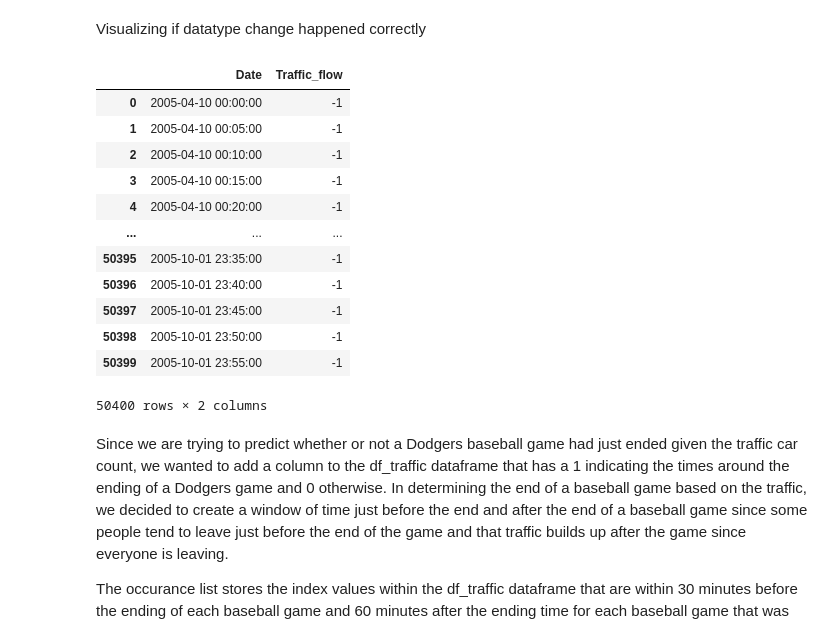
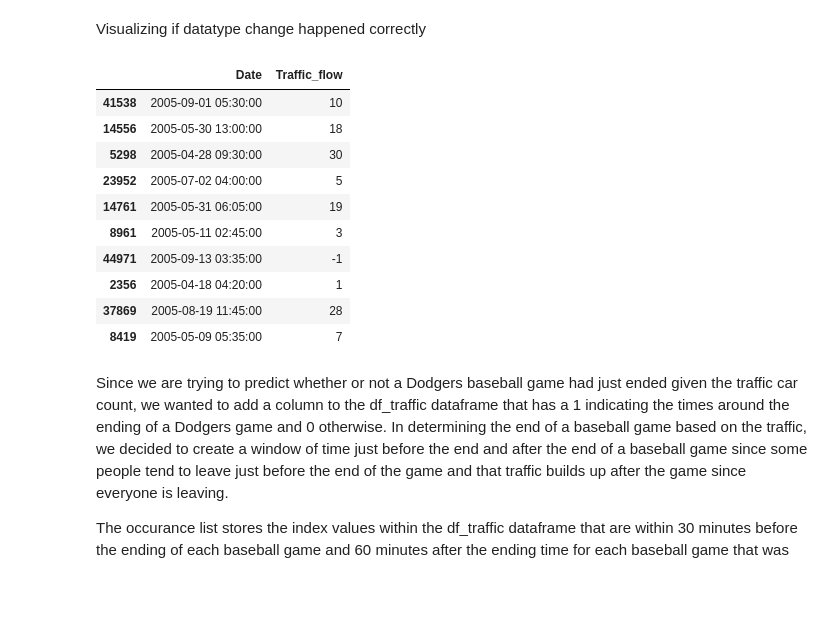
Before and after one commit to nromano2/DS160_Final_Project_NVR_TMM, a Jupyter notebook: DS160_Final_Project_NVR_TMM.ipynb, the cells around one changed output. Drawn from its saved outputs; the diff is of its cells as text; code cells hidden in the pictures; blank space fills up the shorter version.

```diff
--- a/DS160_Final_Project_NVR_TMM.ipynb
+++ b/DS160_Final_Project_NVR_TMM.ipynb
@@ -239,21 +239,19 @@ dtype: object
 # %% [markdown]
 Visualizing if datatype change happened correctly
 # %%
-df_traffic
+df_traffic.sample(10)
 # %% [output]
 |  | Date | Traffic_flow |
-| 0 | 2005-04-10 00:00:00 | -1 |
-| 1 | 2005-04-10 00:05:00 | -1 |
-| 2 | 2005-04-10 00:10:00 | -1 |
-| 3 | 2005-04-10 00:15:00 | -1 |
-| 4 | 2005-04-10 00:20:00 | -1 |
-| ... | ... | ... |
-| 50395 | 2005-10-01 23:35:00 | -1 |
-| 50396 | 2005-10-01 23:40:00 | -1 |
-| 50397 | 2005-10-01 23:45:00 | -1 |
-| 50398 | 2005-10-01 23:50:00 | -1 |
-| 50399 | 2005-10-01 23:55:00 | -1 |
+| 41538 | 2005-09-01 05:30:00 | 10 |
+| 14556 | 2005-05-30 13:00:00 | 18 |
+| 5298 | 2005-04-28 09:30:00 | 30 |
+| 23952 | 2005-07-02 04:00:00 | 5 |
+| 14761 | 2005-05-31 06:05:00 | 19 |
+| 8961 | 2005-05-11 02:45:00 | 3 |
+| 44971 | 2005-09-13 03:35:00 | -1 |
+| 2356 | 2005-04-18 04:20:00 | 1 |
+| 37869 | 2005-08-19 11:45:00 | 28 |
+| 8419 | 2005-05-09 05:35:00 | 7 |
-50400 rows × 2 columns
 # %% [markdown]
 Since we are trying to predict whether or not a Dodgers baseball game had just ended given the traffic car count, we wanted to add a column to the df_traffic dataframe that has a 1 indicating the times around the ending of a Dodgers game and 0 otherwise. In determining the end of a baseball game based on the traffic, we decided to create a window of time just before the end and after the end of a baseball game since some people tend to leave just before the end of the game and that traffic builds up after the game since everyone is leaving.
 
```
Also changed, not shown: parts of 41 cells of this notebook, 13 other files.
